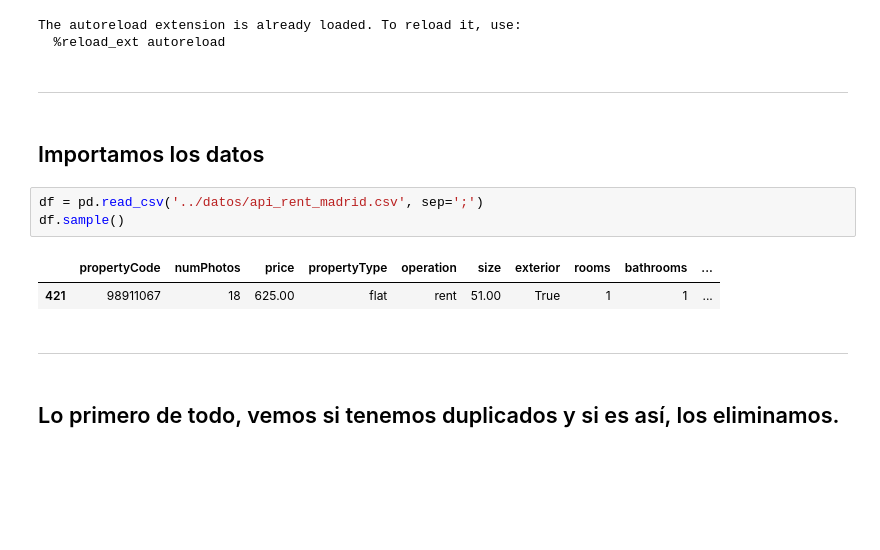
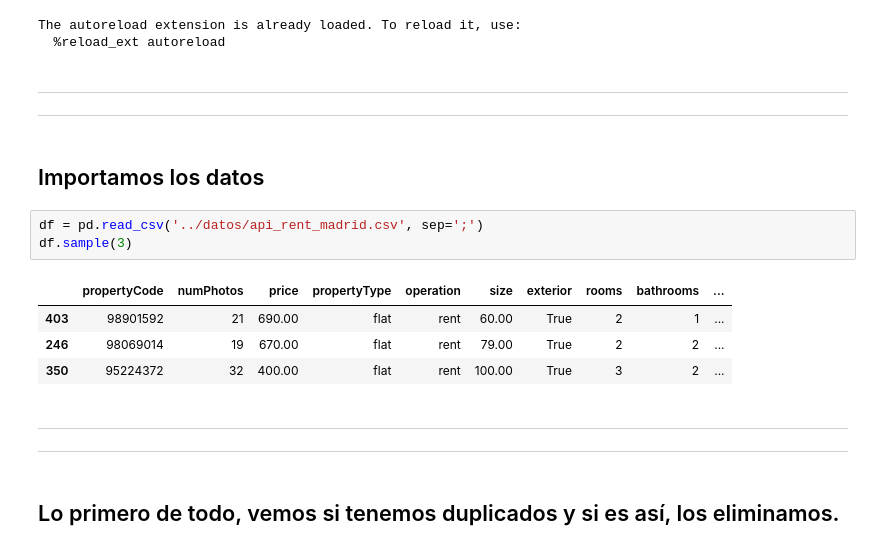
Before and after one commit to joseluisalmendral/Proyecto7-Prediccion_Precio_Casas_Madrid, a Jupyter notebook: notebooks/1_EDA.ipynb, the cells around one changed output. Cells and saved outputs as stored; diff of their text form; blank space fills up the shorter version.

```diff
--- a/notebooks/1_EDA.ipynb
+++ b/notebooks/1_EDA.ipynb
@@ -46,16 +46,20 @@ The autoreload extension is already loaded. To reload it, use:
   %reload_ext autoreload
 # %% [markdown]
 ---
+---
 # %% [markdown]
 ## Importamos los datos
 # %%
 df = pd.read_csv('../datos/api_rent_madrid.csv', sep=';')
-df.sample()
+df.sample(3)
 # %% [output]
 |  | propertyCode | numPhotos | price | propertyType | operation | size | exterior | rooms | bathrooms | ... |
-| 421 | 98911067 | 18 | 625.00 | flat | rent | 51.00 | True | 1 | 1 | ... |
+| 403 | 98901592 | 21 | 690.00 | flat | rent | 60.00 | True | 2 | 1 | ... |
+| 246 | 98069014 | 19 | 670.00 | flat | rent | 79.00 | True | 2 | 2 | ... |
+| 350 | 95224372 | 32 | 400.00 | flat | rent | 100.00 | True | 3 | 2 | ... |
 # %% [markdown]
 ---
+---
 # %% [markdown]
 ## Lo primero de todo, vemos si tenemos duplicados y si es así, los eliminamos.
 # %%
```
Also changed, not shown: parts of 23 cells of this notebook, 1 other file.
